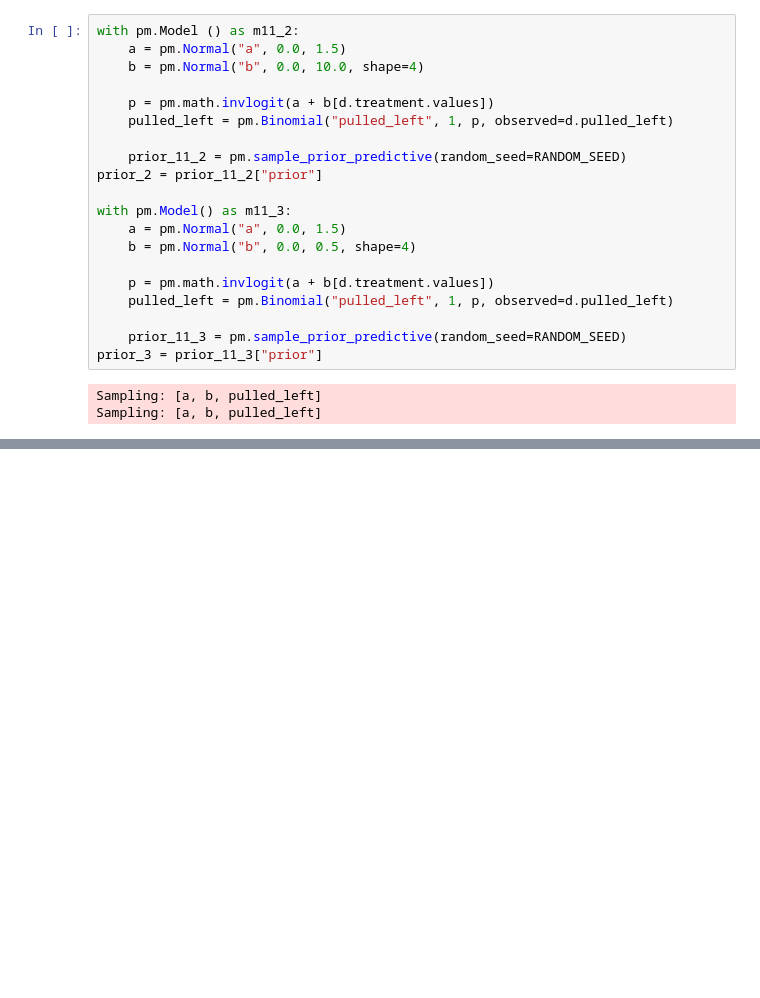
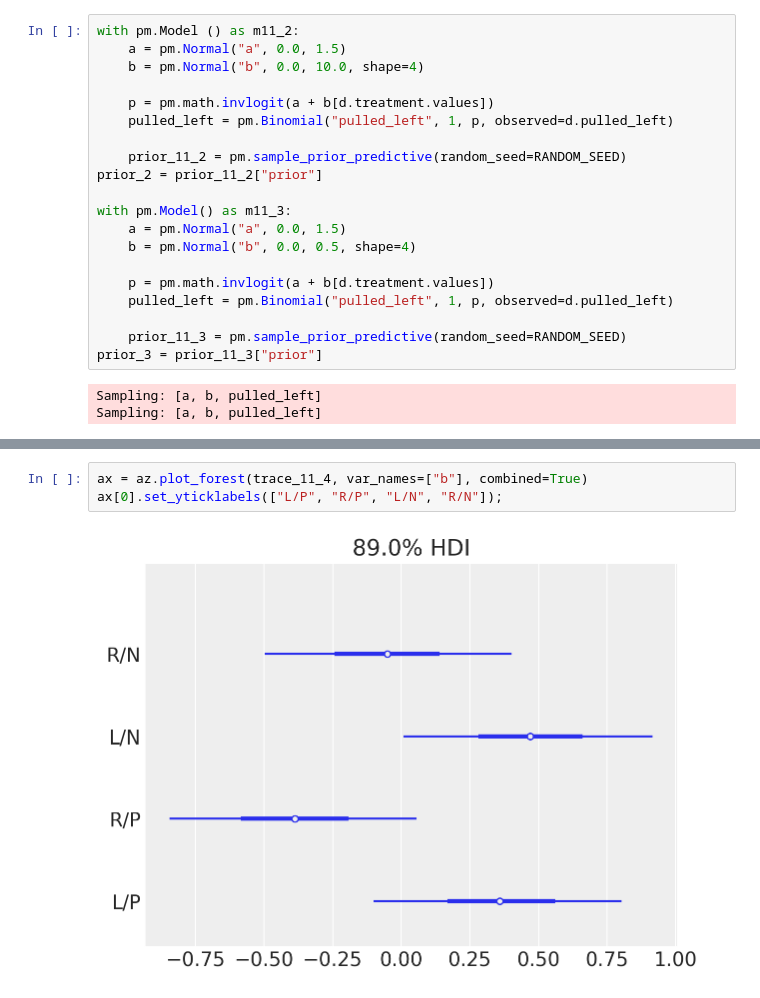
Before and after one commit to styuk/Bayes-Python, a Jupyter notebook: chapter11/chapter11.ipynb, the cells around one changed output, grey strips where cells are left out. Saved outputs shown, nothing was run; the diff lists cells and outputs as text; blank space fills up the shorter version.

```diff
--- a/chapter11/chapter11.ipynb
+++ b/chapter11/chapter11.ipynb
@@ -128,0 +237,5 @@ Sampling: [a, b, pulled_left]
+# %%
+ax = az.plot_forest(trace_11_4, var_names=["b"], combined=True)
+ax[0].set_yticklabels(["L/P", "R/P", "L/N", "R/N"]);
+# %% [output]
+[figure, added]
```
Also changed, not shown: parts of 12 cells of this notebook.
